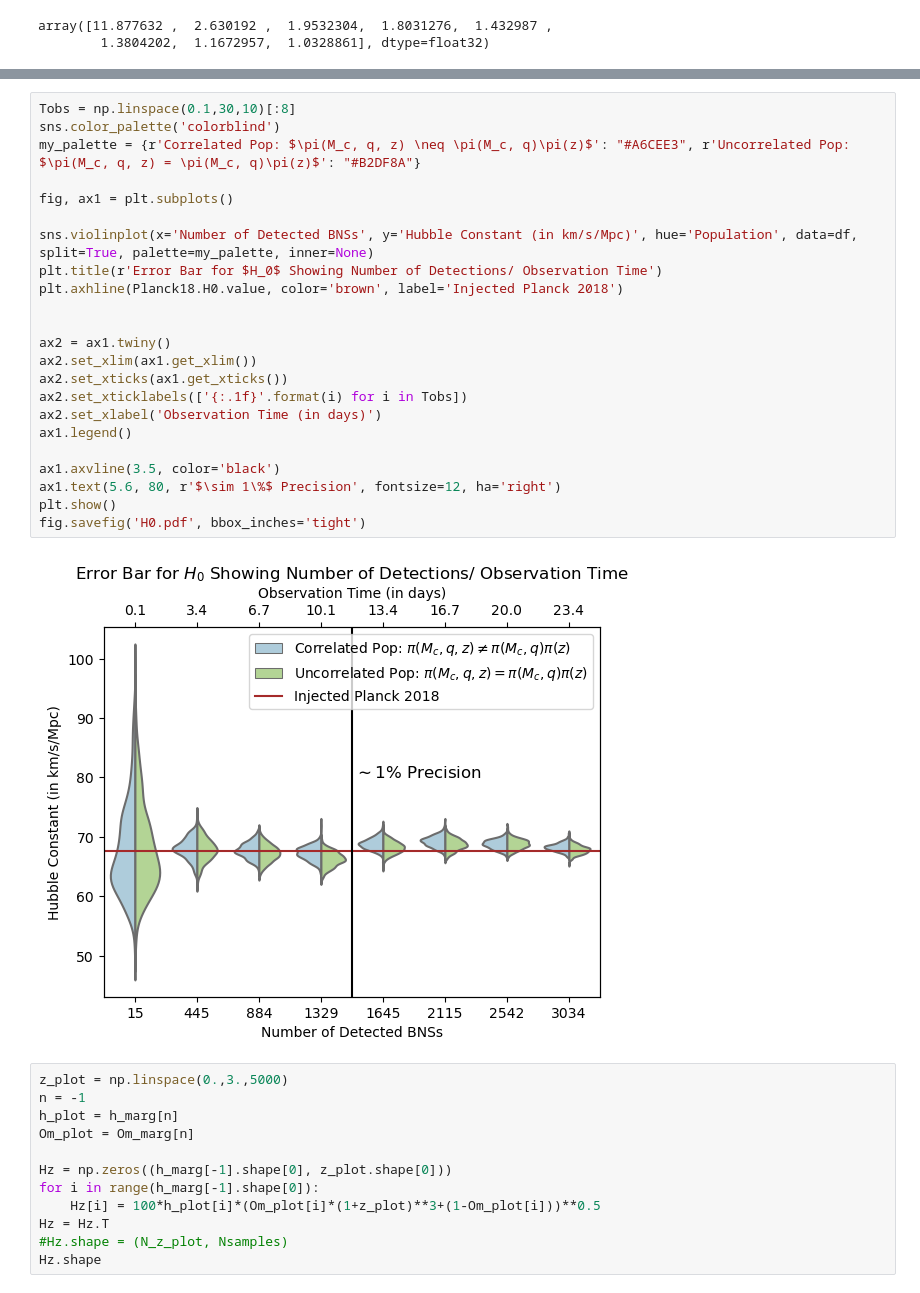
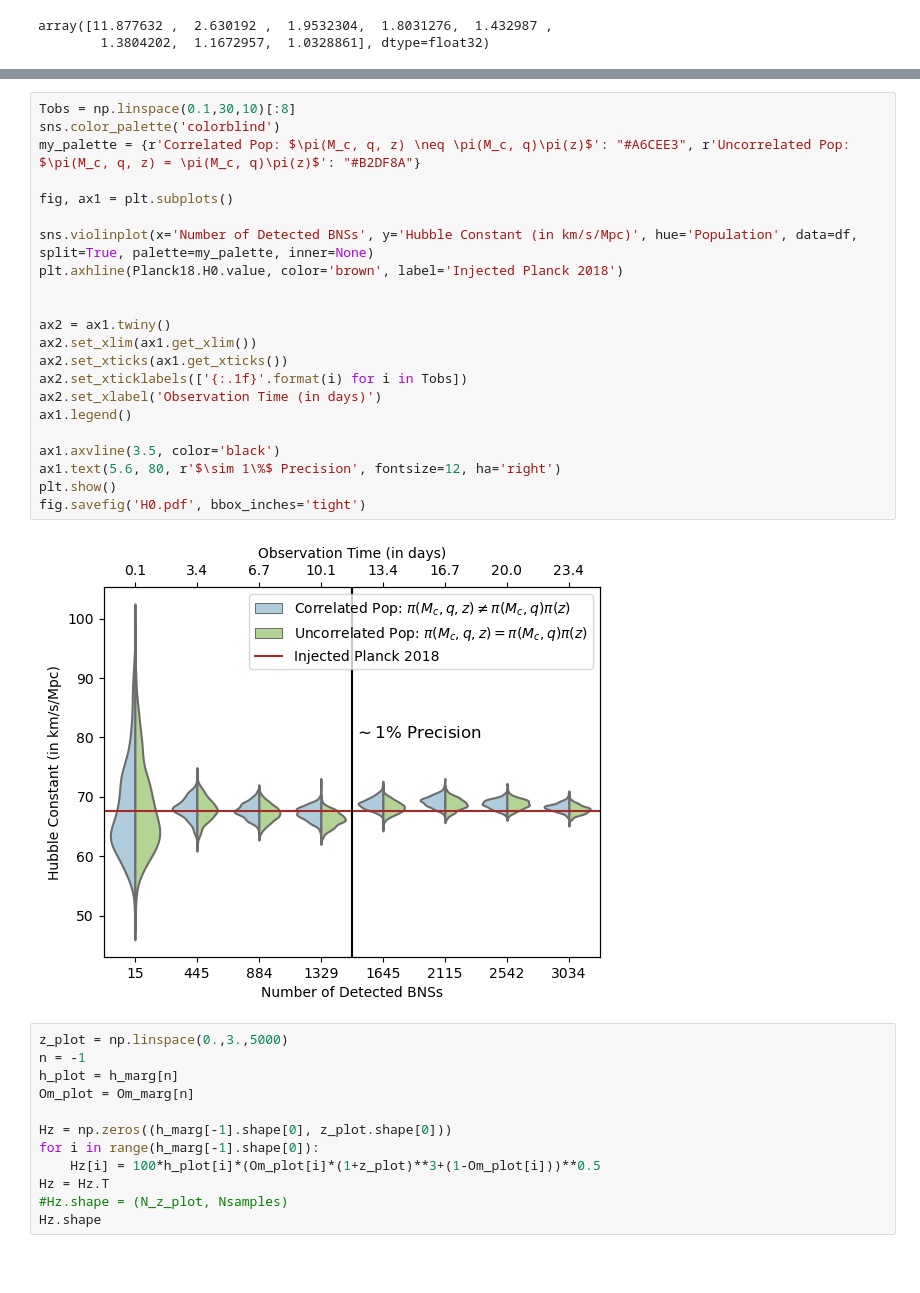
Before and after one commit to SoumendraRoy/RedevolBNS, a Jupyter notebook: Results/Plots.ipynb, the cells around one changed output, grey strips where cells are left out. Drawn from its saved outputs; the diff is of its cells as text; blank space fills up the shorter version.

Commit message:
Cleaner Plots

```diff
--- a/Results/Plots.ipynb
+++ b/Results/Plots.ipynb
@@ -99,28 +99,27 @@ print(df)
 # %%
 Tobs = np.linspace(0.1,30,10)[:8]
 sns.color_palette('colorblind')
 my_palette = {r'Correlated Pop: $\pi(M_c, q, z) \neq \pi(M_c, q)\pi(z)$': "#A6CEE3", r'Uncorrelated Pop: $\pi(M_c, q, z) = \pi(M_c, q)\pi(z)$': "#B2DF8A"}
 
 fig, ax1 = plt.subplots()
 
 sns.violinplot(x='Number of Detected BNSs', y='Hubble Constant (in km/s/Mpc)', hue='Population', data=df, split=True, palette=my_palette, inner=None)
-plt.title(r'Error Bar for $H_0$ Showing Number of Detections/ Observation Time')
 plt.axhline(Planck18.H0.value, color='brown', label='Injected Planck 2018')
 
 
 ax2 = ax1.twiny()
 ax2.set_xlim(ax1.get_xlim())
 ax2.set_xticks(ax1.get_xticks())
 ax2.set_xticklabels(['{:.1f}'.format(i) for i in Tobs])
 ax2.set_xlabel('Observation Time (in days)')
 ax1.legend()
 
 ax1.axvline(3.5, color='black')
 ax1.text(5.6, 80, r'$\sim 1\%$ Precision', fontsize=12, ha='right')
 plt.show()
 fig.savefig('H0.pdf', bbox_inches='tight')
 # %% [output]
-[figure, old version]
+[figure, new version]
 # %%
 z_plot = np.linspace(0.,3.,5000)
 n = -1
```
Also changed, not shown: parts of 1 cell of this notebook, 2 other files.
